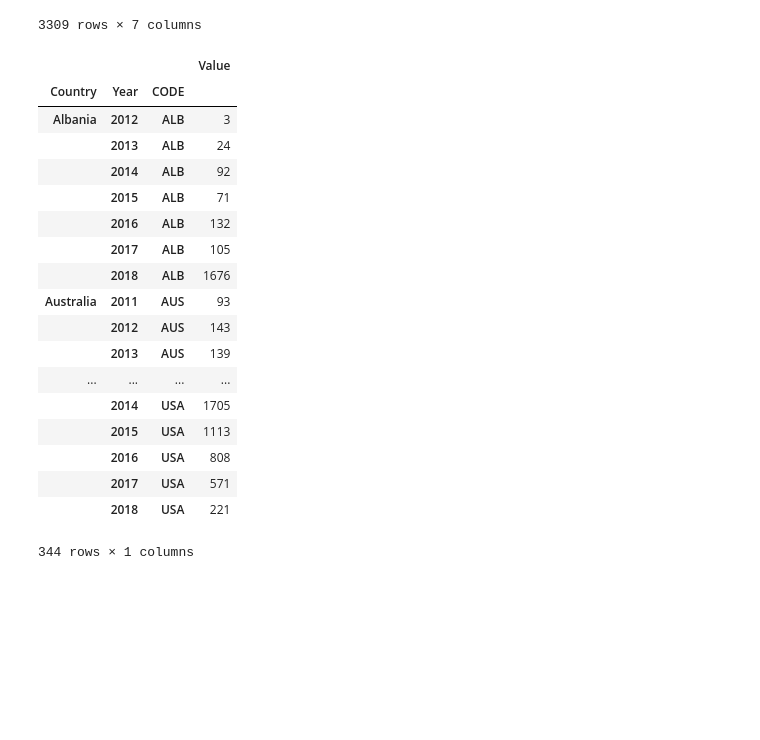
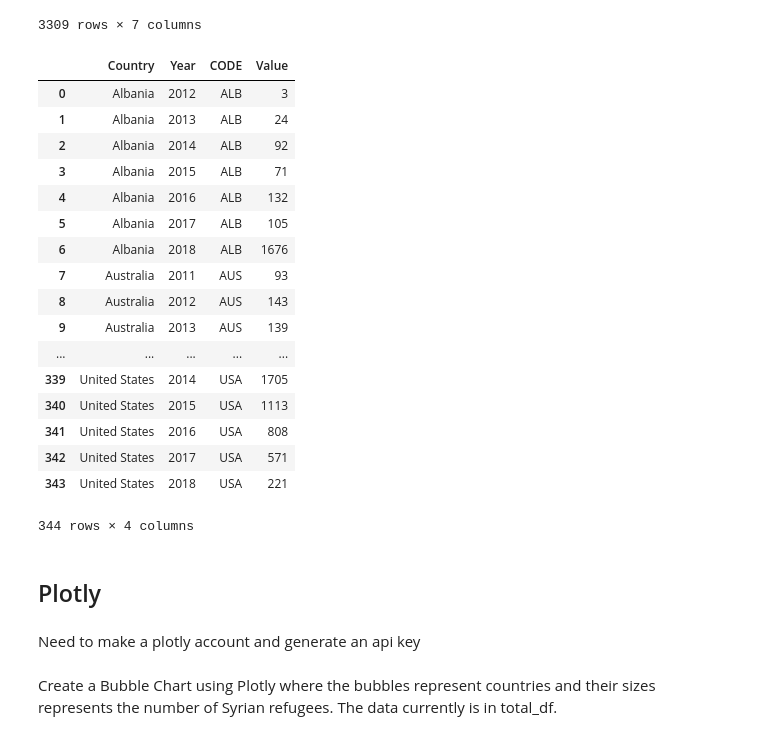
Before and after one commit to romansul/syrian-civil-war, a Jupyter notebook: Choropleth Map Refugee.ipynb, the cells around one changed output. Saved outputs shown, nothing was run; the diff lists cells and outputs as text; code cells hidden in the pictures; blank space fills up the shorter version.

Commit message:
Added Plotly Map, need to fix parameters that we are plotting

```diff
--- a/Choropleth Map Refugee.ipynb
+++ b/Choropleth Map Refugee.ipynb
@@ -86,31 +86,34 @@ merged_df
 # %%
 # rename index column to 'Country'
 merged_df.rename(columns={'index': 'Country'}, inplace=True)
 
 # remove * and convert values to int values
 merged_df['Value'] = merged_df['Value'].apply(lambda x : 0 if x == '*' else int(x))
 
 # sum values and group each country by year
-total_df = pd.DataFrame(merged_df.groupby(['Country','Year','CODE']).agg({'Value':np.sum}))
+total_df = pd.DataFrame(merged_df.groupby(['Country','Year','CODE']).agg({'Value':np.sum})).reset_index()
 type(total_df)
 total_df
 # %% [output]
-|  |  |  | Value |
-| Country | Year | CODE |  |
-| Albania | 2012 | ALB | 3 |
-|  | 2013 | ALB | 24 |
-|  | 2014 | ALB | 92 |
-|  | 2015 | ALB | 71 |
-|  | 2016 | ALB | 132 |
-|  | 2017 | ALB | 105 |
-|  | 2018 | ALB | 1676 |
-| Australia | 2011 | AUS | 93 |
-|  | 2012 | AUS | 143 |
-|  | 2013 | AUS | 139 |
-| ... | ... | ... | ... |
-|  | 2014 | USA | 1705 |
-|  | 2015 | USA | 1113 |
-|  | 2016 | USA | 808 |
-|  | 2017 | USA | 571 |
-|  | 2018 | USA | 221 |
+|  | Country | Year | CODE | Value |
+| 0 | Albania | 2012 | ALB | 3 |
+| 1 | Albania | 2013 | ALB | 24 |
+| 2 | Albania | 2014 | ALB | 92 |
+| 3 | Albania | 2015 | ALB | 71 |
+| 4 | Albania | 2016 | ALB | 132 |
+| 5 | Albania | 2017 | ALB | 105 |
+| 6 | Albania | 2018 | ALB | 1676 |
+| 7 | Australia | 2011 | AUS | 93 |
+| 8 | Australia | 2012 | AUS | 143 |
+| 9 | Australia | 2013 | AUS | 139 |
+| ... | ... | ... | ... | ... |
+| 339 | United States | 2014 | USA | 1705 |
+| 340 | United States | 2015 | USA | 1113 |
+| 341 | United States | 2016 | USA | 808 |
+| 342 | United States | 2017 | USA | 571 |
+| 343 | United States | 2018 | USA | 221 |
-344 rows × 1 columns
+344 rows × 4 columns
+# %% [markdown]
+## Plotly
+# %% [markdown]
+Need to make a plotly account and generate an api key
@@ -116,0 +125,2 @@ total_df
+# %% [markdown]
+Create a Bubble Chart using Plotly where the bubbles represent countries and their sizes represents the number of Syrian refugees. The data currently is in total_df.
```
Also changed, not shown: parts of 24 cells of this notebook.
